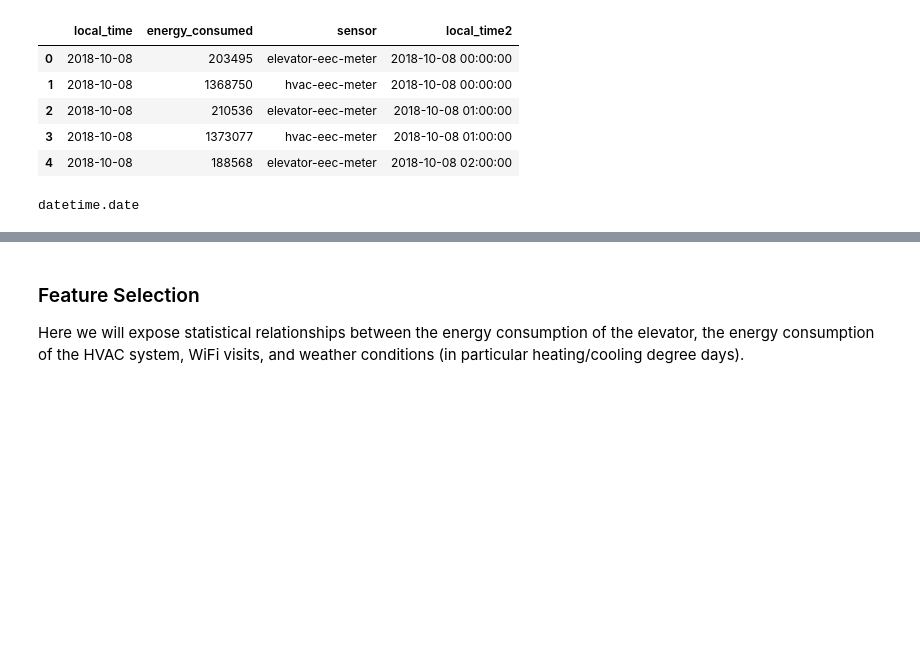
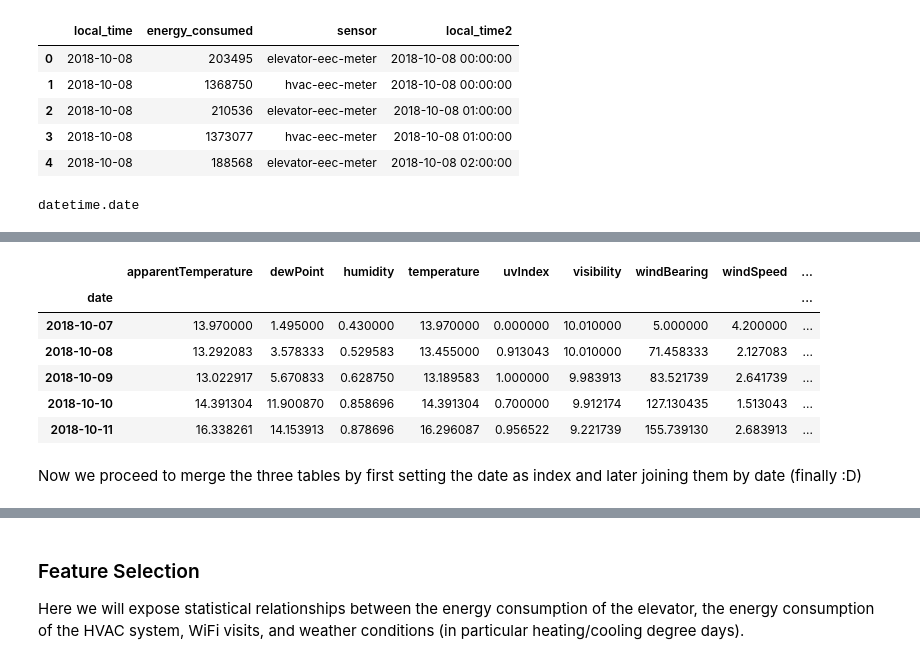
Before and after one commit to javiera-vines/Feature_Selection, a Jupyter notebook: Feature Selection.ipynb, the cells around one changed output, grey strips where cells are left out. Drawn from its saved outputs; the diff is of its cells as text; code cells hidden in the pictures; blank space fills up the shorter version.

```diff
--- a/Feature Selection.ipynb
+++ b/Feature Selection.ipynb
@@ -160,0 +88,5 @@ mean_weather_new
+# %%
+#here we proceed to modify the "time" column because the format is different from the other tables (same as eec)
+weather['time2']= pd.to_datetime(weather['time'])
+weather['date'] = weather['time2'].dt.date
+weather.head()
@@ -160,0 +106,4 @@ mean_weather_new
+# %%
+#we proceed to estimate the mean values
+mean_weather = weather.groupby('date').mean()
+mean_weather.head(5)
@@ -160,0 +122,21 @@ mean_weather_new
+# %%
+#create HDD and CDD
+def temp_deg (row):
+    if row['temperature'] > 18 :
+        val = "CDD"
+    else:
+        val = "HDD"
+    return val
+
+#create values
+def temp_value (row):
+    if row['temperature'] > 18 :
+        val = row["temperature"] - 18
+    else:
+        val = 18 - row["temperature"]
+    return val
+
+mean_weather['HDD/CDD'] = mean_weather.apply(temp_deg, axis=1) #create the column with HDD/CDD (as categories)
+mean_weather['Degree_Dif'] = mean_weather.apply(temp_value, axis=1) #calculate the HDD/CDD values
+
+mean_weather.head(5)
@@ -160,0 +207,13 @@ mean_weather_new
+# %%
+mean_weather = mean_weather.drop(columns = ["cloudCover",'ozone',"precipIntensity","precipProbability","pressure","windGust","HDD/CDD"])
+mean_weather.head(5)
+# %% [output]
+|  | apparentTemperature | dewPoint | humidity | temperature | uvIndex | visibility | windBearing | windSpeed | ... |
+| date |  |  |  |  |  |  |  |  | ... |
+| 2018-10-07 | 13.970000 | 1.495000 | 0.430000 | 13.970000 | 0.000000 | 10.010000 | 5.000000 | 4.200000 | ... |
+| 2018-10-08 | 13.292083 | 3.578333 | 0.529583 | 13.455000 | 0.913043 | 10.010000 | 71.458333 | 2.127083 | ... |
+| 2018-10-09 | 13.022917 | 5.670833 | 0.628750 | 13.189583 | 1.000000 | 9.983913 | 83.521739 | 2.641739 | ... |
+| 2018-10-10 | 14.391304 | 11.900870 | 0.858696 | 14.391304 | 0.700000 | 9.912174 | 127.130435 | 1.513043 | ... |
+| 2018-10-11 | 16.338261 | 14.153913 | 0.878696 | 16.296087 | 0.956522 | 9.221739 | 155.739130 | 2.683913 | ... |
+# %% [markdown]
+Now we proceed to merge the three tables by first setting the date as index and later joining them by date (finally :D)
```
Also changed, not shown: parts of 47 cells of this notebook.
